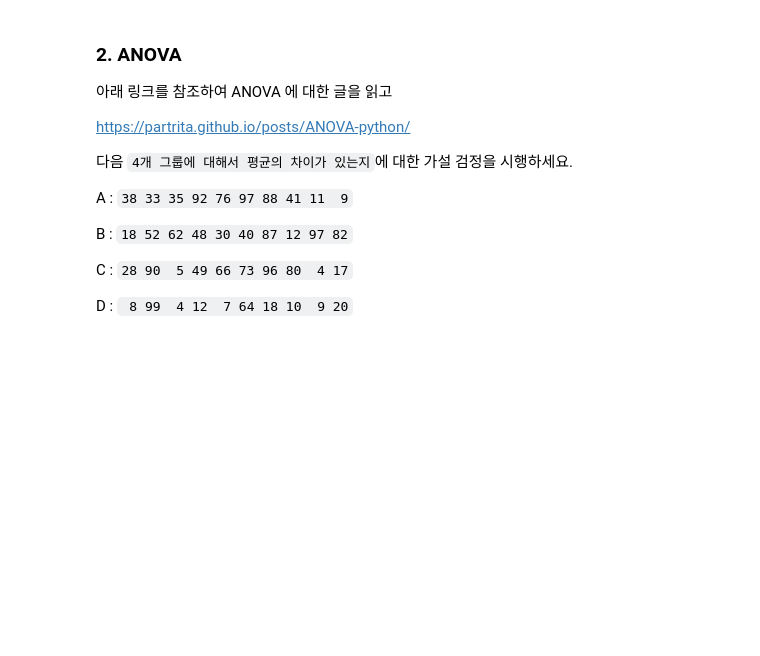
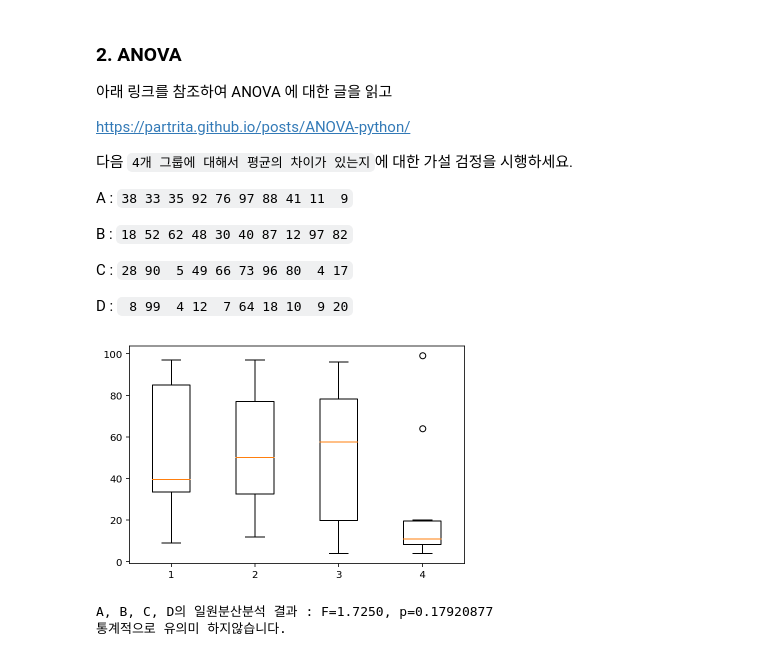
Before and after one commit to sympony/Education, a Jupyter notebook: n122_chi_square_test_ipynb의_사본.ipynb, the cells around one changed output. Drawn from its saved outputs; the diff is of its cells as text; code cells hidden in the pictures; blank space fills up the shorter version.

```diff
--- a/n122_chi_square_test_ipynb의_사본.ipynb
+++ b/n122_chi_square_test_ipynb의_사본.ipynb
@@ -260,0 +279,22 @@ D : ` 8 99  4 12  7 64 18 10  9 20`
+# %%
+A = [38, 33, 35, 92, 76, 97, 88, 41, 11, 9]
+B = [18, 52, 62, 48, 30, 40, 87, 12, 97, 82]
+C = [28, 90, 5, 49, 66, 73, 96, 80, 4, 17]
+D = [8, 99, 4, 12, 7, 64, 18, 10, 9, 20]
+# %%
+plot_data = [A, B, C, D]
+plt.boxplot(plot_data)
+plt.show()
+# %% [output]
+[figure, added]
+# %%
+F_statistic, pVal = stats.f_oneway(A, B, C, D)
+
+print('A, B, C, D의 일원분산분석 결과 : F={0:.4f}, p={1:.8f}'.format(F_statistic, pVal))
+if pVal < 0.05:
+  print('P-value 값이 충분히 작음으로 인해 그룹의 평균값이 통계적으로 유의미합니다.')
+else :
+  print('통계적으로 유의미 하지않습니다.')
+# %% [output]
+A, B, C, D의 일원분산분석 결과 : F=1.7250, p=0.17920877
+통계적으로 유의미 하지않습니다.
```
Also changed, not shown: parts of 9 cells of this notebook.
